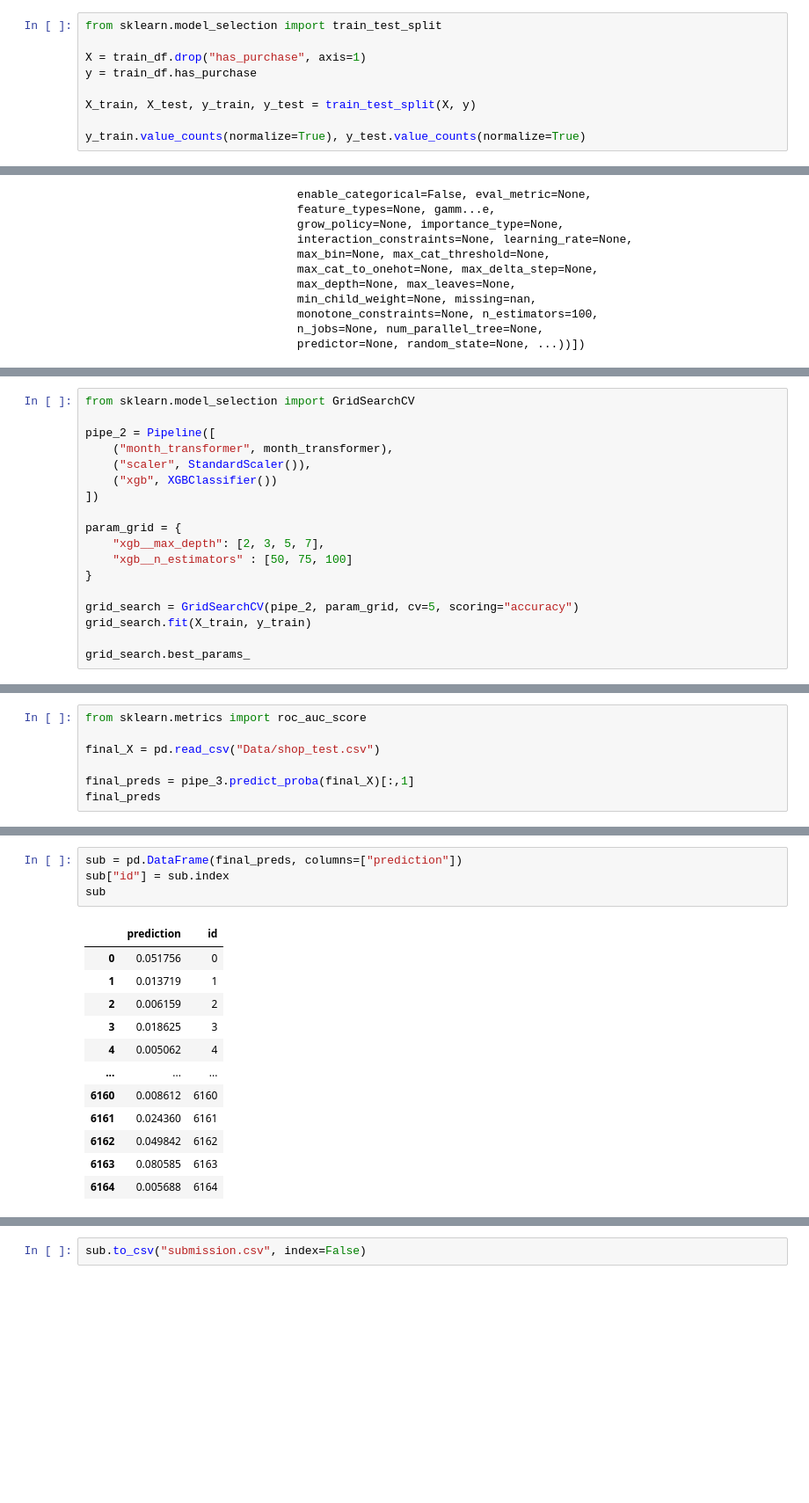
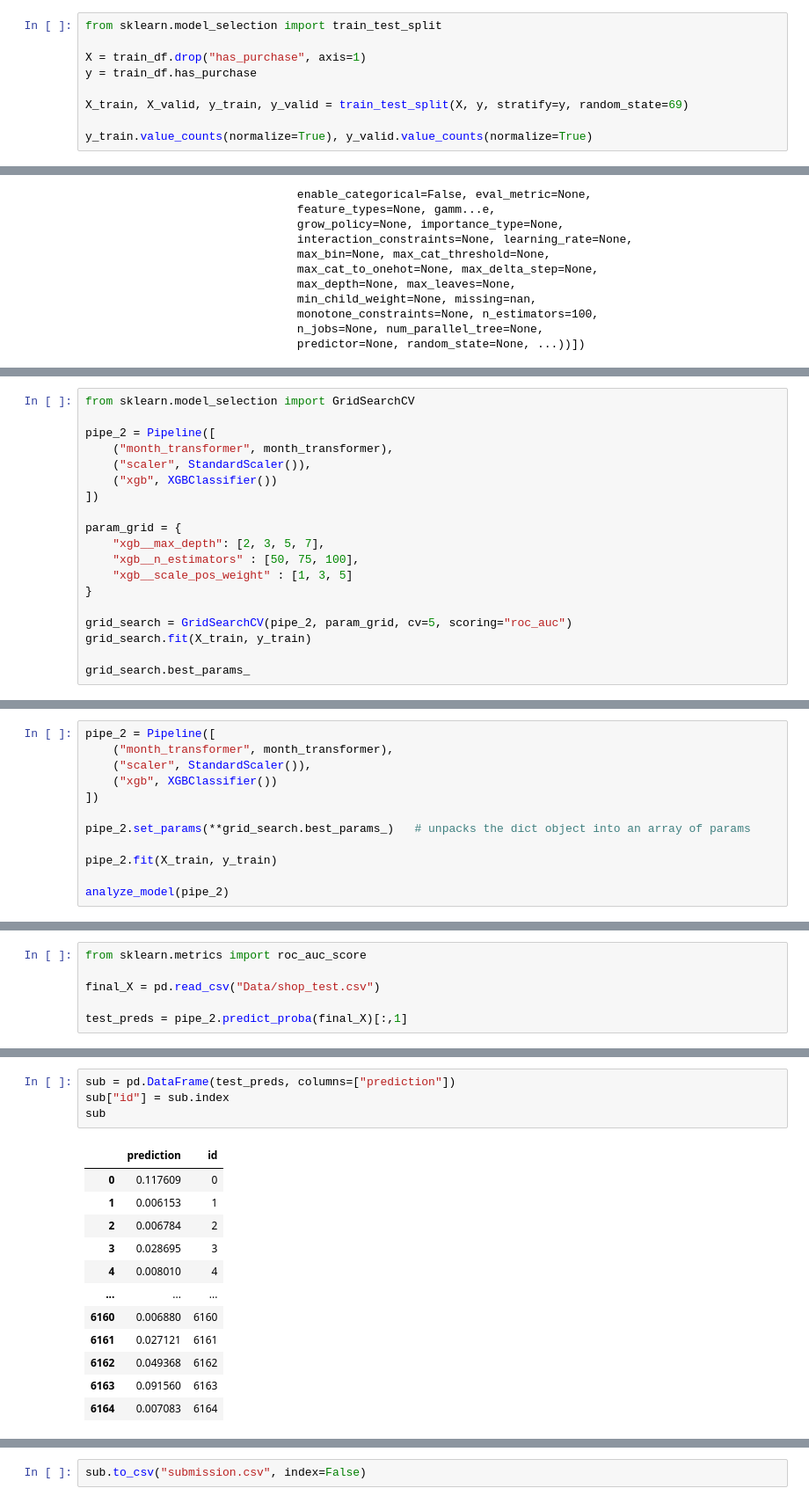
Before and after one commit to ACB-prgm/Predicting-Website-Purchases, a Jupyter notebook: student.ipynb, the cells around one changed output, grey strips where cells are left out. Shown at 88% size. Cells and saved outputs as stored; diff of their text form; blank space fills up the shorter version.

```diff
--- a/student.ipynb
+++ b/student.ipynb
@@ -70,7 +70,7 @@ from sklearn.model_selection import train_test_split
 X = train_df.drop("has_purchase", axis=1)
 y = train_df.has_purchase
 
-X_train, X_test, y_train, y_test = train_test_split(X, y)
+X_train, X_valid, y_train, y_valid = train_test_split(X, y, stratify=y, random_state=69)
 
-y_train.value_counts(normalize=True), y_test.value_counts(normalize=True)
+y_train.value_counts(normalize=True), y_valid.value_counts(normalize=True)
 # %% [output]
@@ -160,10 +175,11 @@ pipe_2 = Pipeline([
 
 param_grid = {
     "xgb__max_depth": [2, 3, 5, 7],
-    "xgb__n_estimators" : [50, 75, 100]
+    "xgb__n_estimators" : [50, 75, 100],
+    "xgb__scale_pos_weight" : [1, 3, 5]
 }
 
-grid_search = GridSearchCV(pipe_2, param_grid, cv=5, scoring="accuracy")
+grid_search = GridSearchCV(pipe_2, param_grid, cv=5, scoring="roc_auc")
 grid_search.fit(X_train, y_train)
 
 grid_search.best_params_
@@ -191,0 +190,12 @@ Testing F1:  0.6292682926829268
+# %%
+pipe_2 = Pipeline([
+    ("month_transformer", month_transformer),
+    ("scaler", StandardScaler()),
+    ("xgb", XGBClassifier())
+])
+
+pipe_2.set_params(**grid_search.best_params_)   # unpacks the dict object into an array of params
+
+pipe_2.fit(X_train, y_train)
+
+analyze_model(pipe_2)
@@ -196,5 +215,4 @@ from sklearn.metrics import roc_auc_score
 
 final_X = pd.read_csv("Data/shop_test.csv")
 
-final_preds = pipe_3.predict_proba(final_X)[:,1]
-final_preds
+test_preds = pipe_2.predict_proba(final_X)[:,1]
@@ -204,20 +219,20 @@ array([0.05175634, 0.01371861, 0.0061592 , ..., 0.0498422 , 0.080585  ,
 # %%
-sub = pd.DataFrame(final_preds, columns=["prediction"])
+sub = pd.DataFrame(test_preds, columns=["prediction"])
 sub["id"] = sub.index
 sub
 # %% [output]
 |  | prediction | id |
-| 0 | 0.051756 | 0 |
-| 1 | 0.013719 | 1 |
-| 2 | 0.006159 | 2 |
-| 3 | 0.018625 | 3 |
-| 4 | 0.005062 | 4 |
+| 0 | 0.117609 | 0 |
+| 1 | 0.006153 | 1 |
+| 2 | 0.006784 | 2 |
+| 3 | 0.028695 | 3 |
+| 4 | 0.008010 | 4 |
 | ... | ... | ... |
-| 6160 | 0.008612 | 6160 |
-| 6161 | 0.024360 | 6161 |
-| 6162 | 0.049842 | 6162 |
-| 6163 | 0.080585 | 6163 |
-| 6164 | 0.005688 | 6164 |
+| 6160 | 0.006880 | 6160 |
+| 6161 | 0.027121 | 6161 |
+| 6162 | 0.049368 | 6162 |
+| 6163 | 0.091560 | 6163 |
+| 6164 | 0.007083 | 6164 |
 6165 rows × 2 columns
 # %%
 sub.to_csv("submission.csv", index=False)
```
Also changed, not shown: parts of 15 cells of this notebook, 2 other files.
